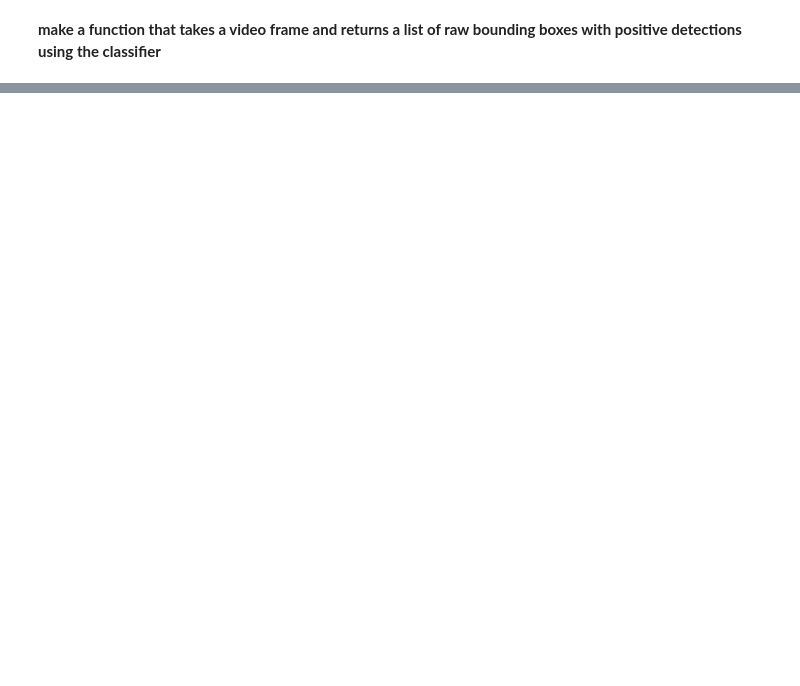
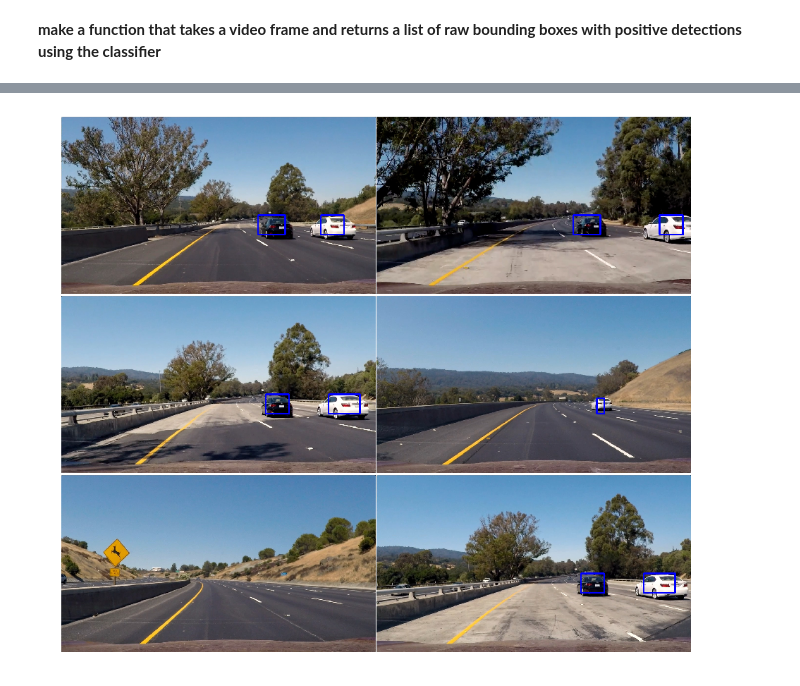
Before and after one commit to EmilePapillon/CarND-Vehicle-Detection, a Jupyter notebook: Vehicle-Detection.ipynb, the cells around one changed output, grey strips where cells are left out. Saved outputs shown, nothing was run; the diff lists cells and outputs as text; code cells hidden in the pictures; blank space fills up the shorter version.

```diff
--- a/Vehicle-Detection.ipynb
+++ b/Vehicle-Detection.ipynb
@@ -162,7 +162,7 @@ def extract_features(imgs, color_space='RGB', spatial_size=(32, 32),
             file_features.append(spatial_features)
         if hist_feat == True:
             # Apply color_hist()
-            hist_features = color_hist(feature_image, nbins=hist_bins)
+            _,_,_,_,hist_features = color_hist(feature_image, nbins=hist_bins)
             file_features.append(hist_features)
         if hog_feat == True:
         # Call get_hog_features() with vis=False, feature_vec=True
@@ -264,0 +409,27 @@ car_features
+# %%
+def process_frame(video_frame,params,color_space, hog_channel, clf, X_scaler, orient,
+              pix_per_cell, cell_per_block, spatial_size, hist_bins, show_all_rectangles=False,spatial_feat=False, hist_feat=False, hog_feat=True):
+
+    rectangles = sliding_windows(video_frame,params,color_space, hog_channel, clf, X_scaler, orient,
+              pix_per_cell, cell_per_block, spatial_size, hist_bins, show_all_rectangles=False,spatial_feat=spatial_feat, hist_feat=hist_feat, hog_feat=hog_feat)
+    heatmap = np.zeros_like(cv2.cvtColor(video_frame,cv2.COLOR_BGR2GRAY))
+    heatmap = add_heat(heatmap, rectangles)
+    heatmap = apply_threshold(heatmap, 2)
+
+    return draw_labeled_bboxes(video_frame, heatmap)
+# %%
+#test pipeline on all test images
+test_images = glob.glob('./test_images/test*.jpg')
+test_images = test_images[::-1]
+fig, axs = plt.subplots(3, 2, figsize=(16,14))
+fig.subplots_adjust(hspace = .004, wspace=.002)
+axs = axs.ravel()
+
+for i, im in enumerate(test_images):
+    result = process_frame(read_image(im),params,color_space, hog_channel, clf, X_scaler, orient,
+                           pix_per_cell, cell_per_block, spatial_size, hist_bins, show_all_rectangles=False,
+                           spatial_feat=spatial_feat, hist_feat=hist_feat, hog_feat=hog_feat)
+    axs[i].imshow(result)
+    axs[i].axis('off')
+# %% [output]
+[figure, added]
```
Also changed, not shown: parts of 18 cells of this notebook, 2 other files.
